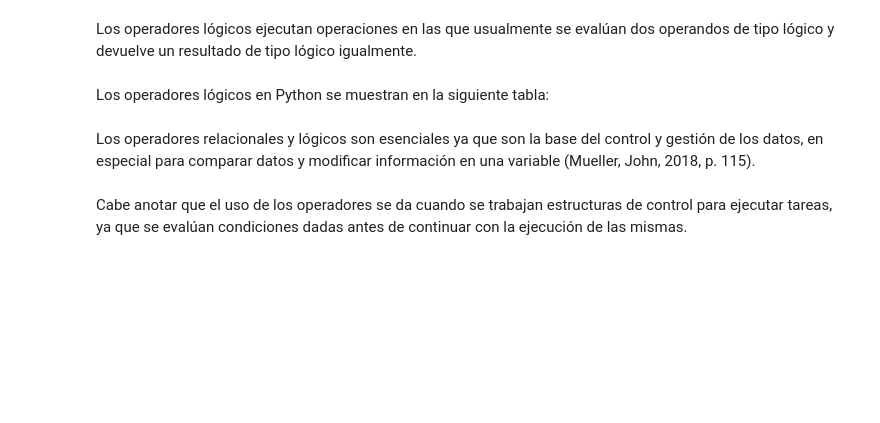
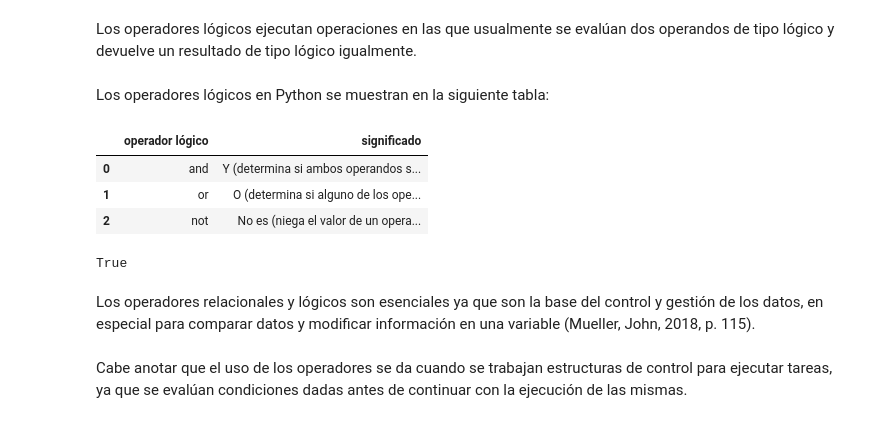
Before and after one commit to marco-canas/encuentra_tu_persona_vitamina, a Jupyter notebook: classes/class_3/class_3.ipynb, the cells around one changed output. Cells and saved outputs as stored; diff of their text form; code cells hidden in the pictures; blank space fills up the shorter version.

```diff
--- a/classes/class_3/class_3.ipynb
+++ b/classes/class_3/class_3.ipynb
@@ -711,12 +713,21 @@ Los operadores lógicos ejecutan operaciones en las que usualmente se evalúan d
 Los operadores lógicos en Python se muestran en la siguiente tabla:
 # %%
 import pandas as pd
-operador = ['And','Or','Not']
+operador = ['and','or','not']
 significado = ['Y (determina si ambos operandos son verdaderos)',
               'O (determina si alguno de los operandos son verdaderos)',
               'No es (niega el valor de un operando)']
 operadores_logicos = pd.DataFrame({'operador lógico':operador, 'significado':significado})
 operadores_logicos
+# %% [output]
+|  | operador lógico | significado |
+| 0 | and | Y (determina si ambos operandos s... |
+| 1 | or | O (determina si alguno de los ope... |
+| 2 | not | No es (niega el valor de un opera... |
+# %%
+not False
+# %% [output]
+True
 # %% [markdown]
 Los operadores relacionales y lógicos son esenciales ya que son la base del control y gestión de los datos, en especial para comparar datos y modificar información en una variable (Mueller, John, 2018, p. 115).
 # %% [markdown]
```
Also changed, not shown: parts of 26 cells of this notebook, 1 other file.
